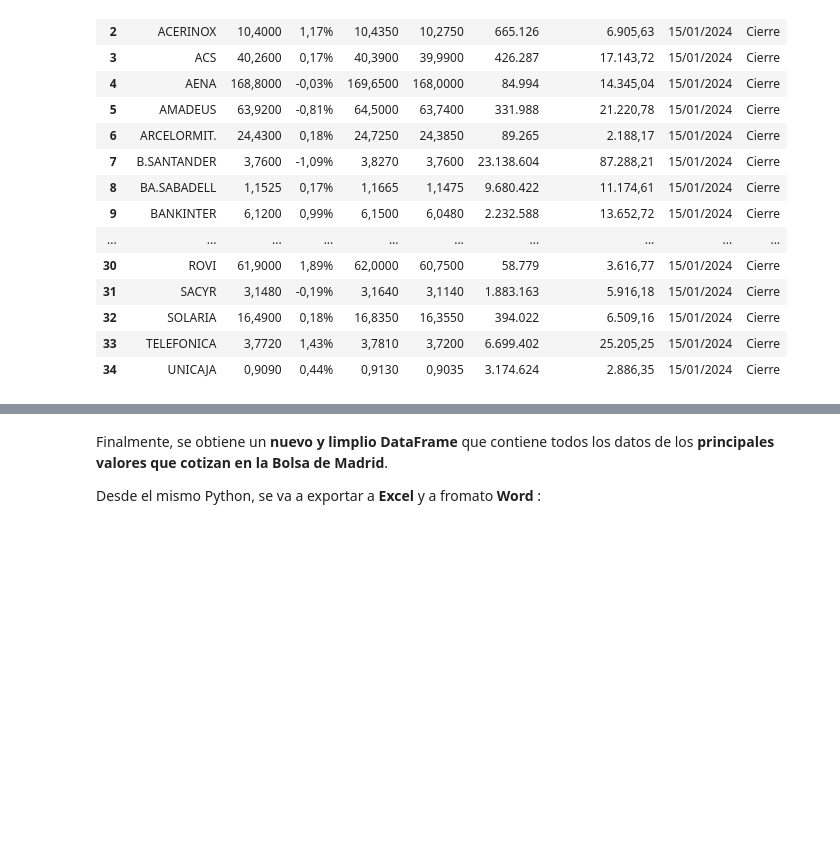
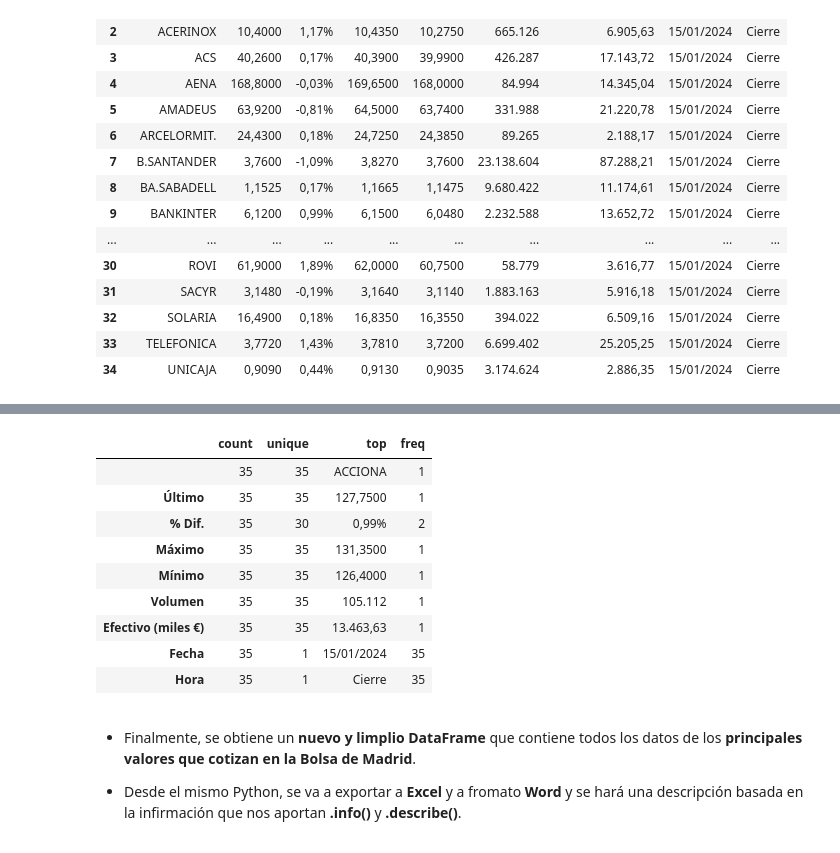
Before and after one commit to CristinaCosma/web_scraping, a Jupyter notebook: DS_M10_web-scraping.ipynb, the cells around one changed output, grey strips where cells are left out. Saved outputs shown, nothing was run; the diff lists cells and outputs as text; code cells hidden in the pictures; blank space fills up the shorter version.

```diff
--- a/DS_M10_web-scraping.ipynb
+++ b/DS_M10_web-scraping.ipynb
@@ -853,7 +955,20 @@ df_ibex35
+# %%
+df_ibex35.describe().T
+# %% [output]
+|  | count | unique | top | freq |
+|  | 35 | 35 | ACCIONA | 1 |
+| Último | 35 | 35 | 127,7500 | 1 |
+| % Dif. | 35 | 30 | 0,99% | 2 |
+| Máximo | 35 | 35 | 131,3500 | 1 |
+| Mínimo | 35 | 35 | 126,4000 | 1 |
+| Volumen | 35 | 35 | 105.112 | 1 |
+| Efectivo (miles €) | 35 | 35 | 13.463,63 | 1 |
+| Fecha | 35 | 1 | 15/01/2024 | 35 |
+| Hora | 35 | 1 | Cierre | 35 |
 # %% [markdown]
-Finalmente, se obtiene un **nuevo y limplio DataFrame** que contiene todos los datos de los **principales valores que cotizan en la Bolsa de Madrid**.
+* Finalmente, se obtiene un **nuevo y limplio DataFrame** que contiene todos los datos de los **principales valores que cotizan en la Bolsa de Madrid**.
 
-Desde el mismo Python, se va a exportar a **Excel** y a fromato **Word** :
+* Desde el mismo Python, se va a exportar a **Excel** y a fromato **Word** y se hará una descripción basada en la infirmación que nos aportan **.info()** y **.describe()**.
 # %%
 df_ibex35.to_excel("df_ibex35.xlsx", index=False)
 # %%
```
Also changed, not shown: parts of 13 cells of this notebook, 2 other files.
